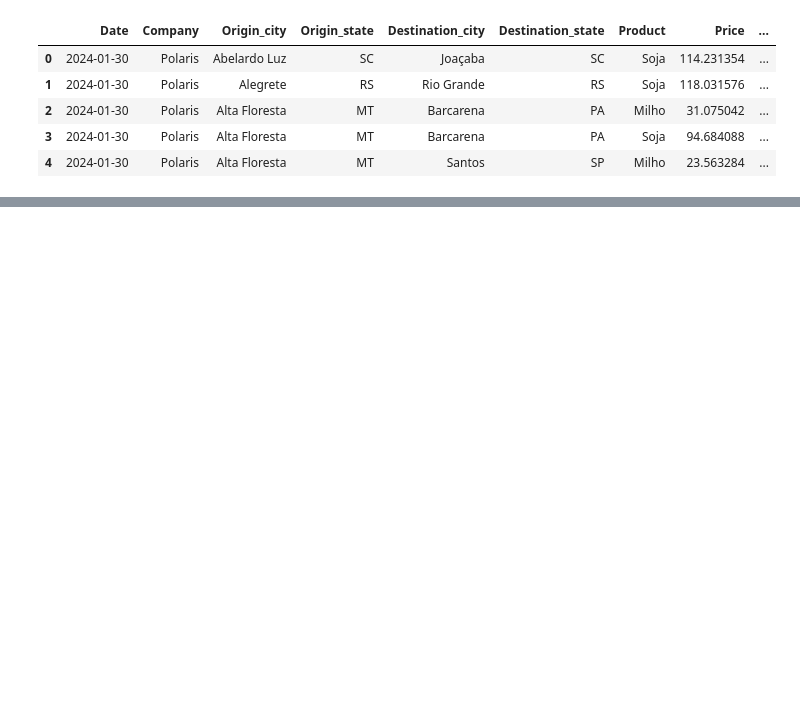
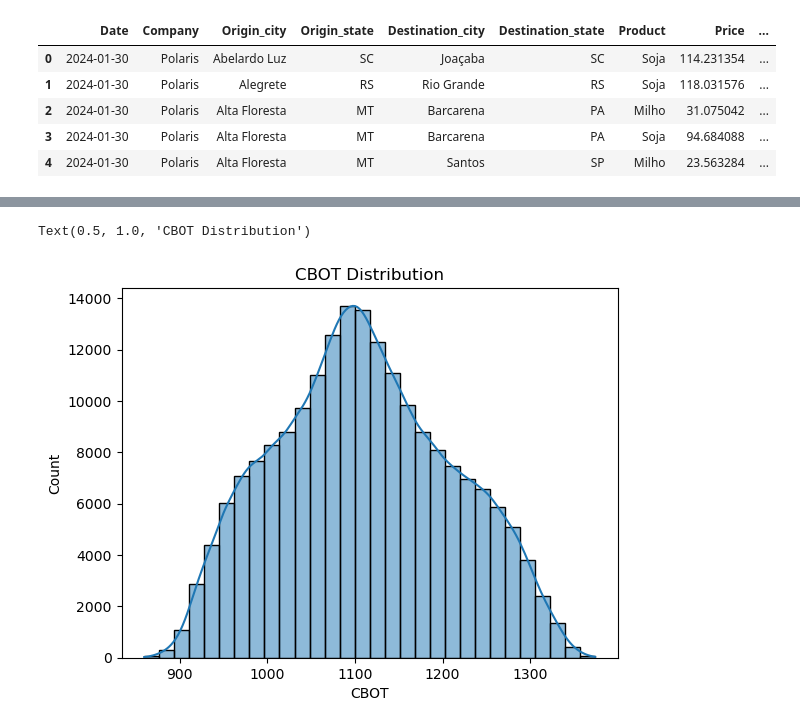
Before and after one commit to alvarordgs/ai-challenge-gd, a Jupyter notebook: main.ipynb, the cells around one changed output, grey strips where cells are left out. Drawn from its saved outputs; the diff is of its cells as text; code cells hidden in the pictures; blank space fills up the shorter version.

```diff
--- a/main.ipynb
+++ b/main.ipynb
@@ -18,0 +82,6 @@ m_df.head()
+# %%
+sns.histplot(merchant_df_filtered['CBOT'], bins=30, kde=True)
+plt.title('CBOT Distribution')
+# %% [output]
+Text(0.5, 1.0, 'CBOT Distribution')
+[figure, added]
```
Also changed, not shown: parts of 34 cells of this notebook.
